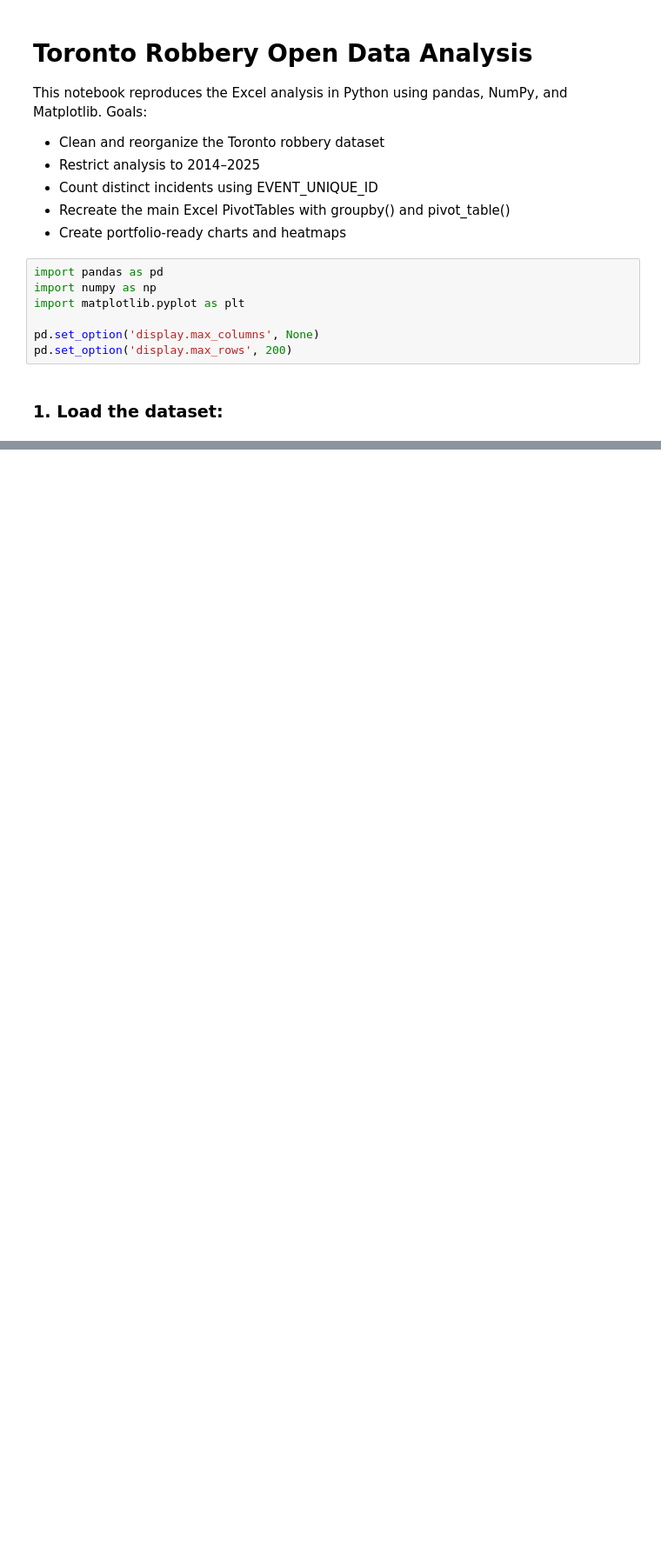
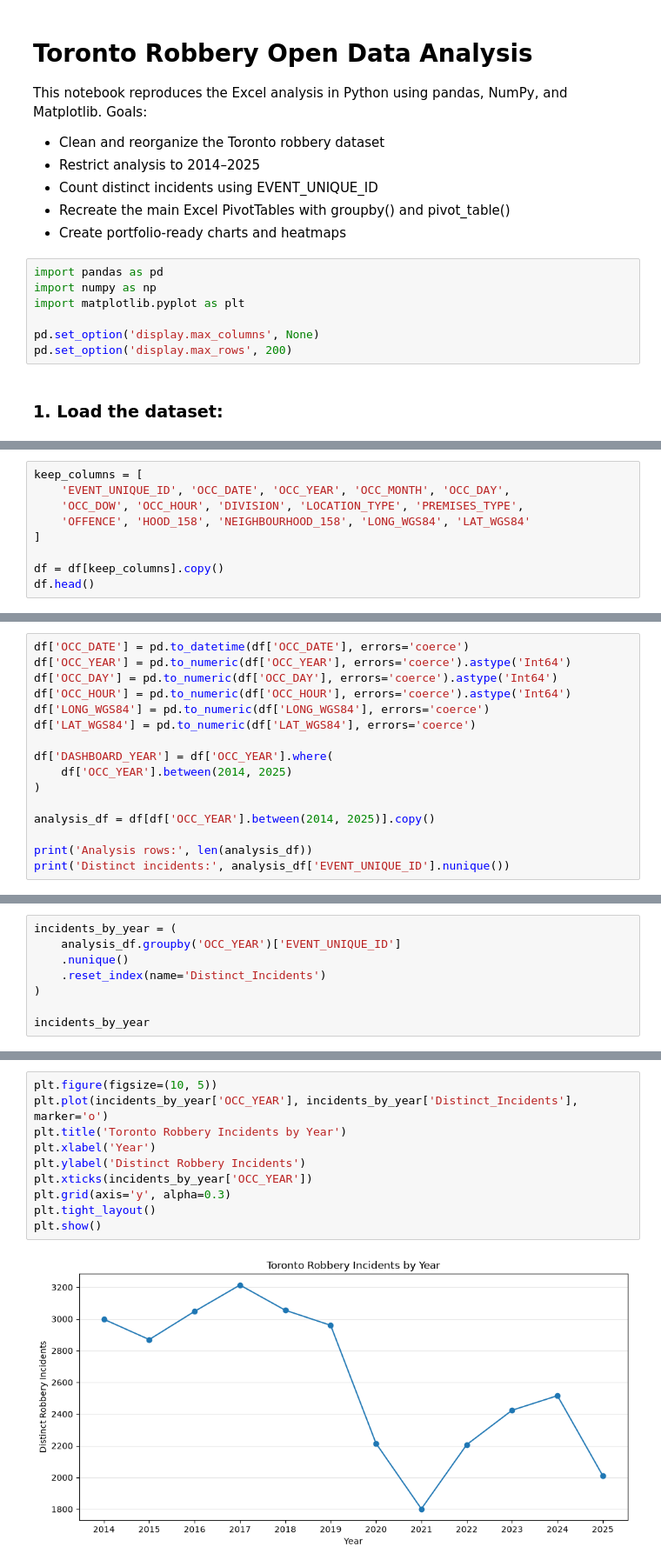
Before and after one commit to waz-abd/Toronto-Robbery-Analysis, a Jupyter notebook: main.ipynb, the cells around one changed output, grey strips where cells are left out. Shown at 87% size. Cells and saved outputs as stored; diff of their text form; blank space fills up the shorter version.

```diff
--- a/main.ipynb
+++ b/main.ipynb
@@ -35,0 +38,9 @@ Columns: 31
+# %%
+keep_columns = [
+    'EVENT_UNIQUE_ID', 'OCC_DATE', 'OCC_YEAR', 'OCC_MONTH', 'OCC_DAY',
+    'OCC_DOW', 'OCC_HOUR', 'DIVISION', 'LOCATION_TYPE', 'PREMISES_TYPE',
+    'OFFENCE', 'HOOD_158', 'NEIGHBOURHOOD_158', 'LONG_WGS84', 'LAT_WGS84'
+]
+
+df = df[keep_columns].copy()
+df.head()
@@ -35,0 +56,16 @@ Columns: 31
+# %%
+df['OCC_DATE'] = pd.to_datetime(df['OCC_DATE'], errors='coerce')
+df['OCC_YEAR'] = pd.to_numeric(df['OCC_YEAR'], errors='coerce').astype('Int64')
+df['OCC_DAY'] = pd.to_numeric(df['OCC_DAY'], errors='coerce').astype('Int64')
+df['OCC_HOUR'] = pd.to_numeric(df['OCC_HOUR'], errors='coerce').astype('Int64')
+df['LONG_WGS84'] = pd.to_numeric(df['LONG_WGS84'], errors='coerce')
+df['LAT_WGS84'] = pd.to_numeric(df['LAT_WGS84'], errors='coerce')
+
+df['DASHBOARD_YEAR'] = df['OCC_YEAR'].where(
+    df['OCC_YEAR'].between(2014, 2025)
+)
+
+analysis_df = df[df['OCC_YEAR'].between(2014, 2025)].copy()
+
+print('Analysis rows:', len(analysis_df))
+print('Distinct incidents:', analysis_df['EVENT_UNIQUE_ID'].nunique())
@@ -35,0 +104,8 @@ Columns: 31
+# %%
+incidents_by_year = (
+    analysis_df.groupby('OCC_YEAR')['EVENT_UNIQUE_ID']
+    .nunique()
+    .reset_index(name='Distinct_Incidents')
+)
+
+incidents_by_year
@@ -35,0 +126,12 @@ Columns: 31
+# %%
+plt.figure(figsize=(10, 5))
+plt.plot(incidents_by_year['OCC_YEAR'], incidents_by_year['Distinct_Incidents'], marker='o')
+plt.title('Toronto Robbery Incidents by Year')
+plt.xlabel('Year')
+plt.ylabel('Distinct Robbery Incidents')
+plt.xticks(incidents_by_year['OCC_YEAR'])
+plt.grid(axis='y', alpha=0.3)
+plt.tight_layout()
+plt.show()
+# %% [output]
+[figure, added]
```
Also changed, not shown: parts of 20 cells of this notebook.
